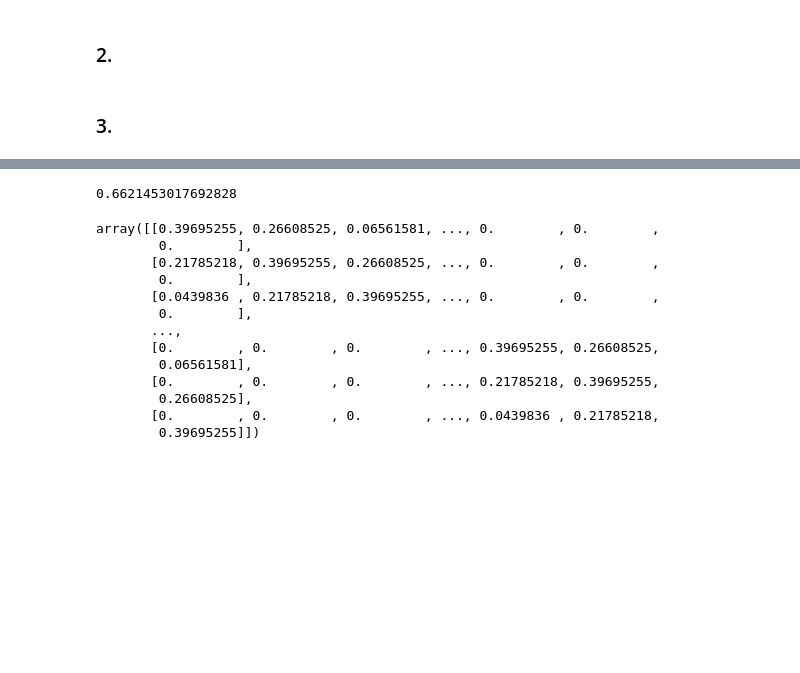
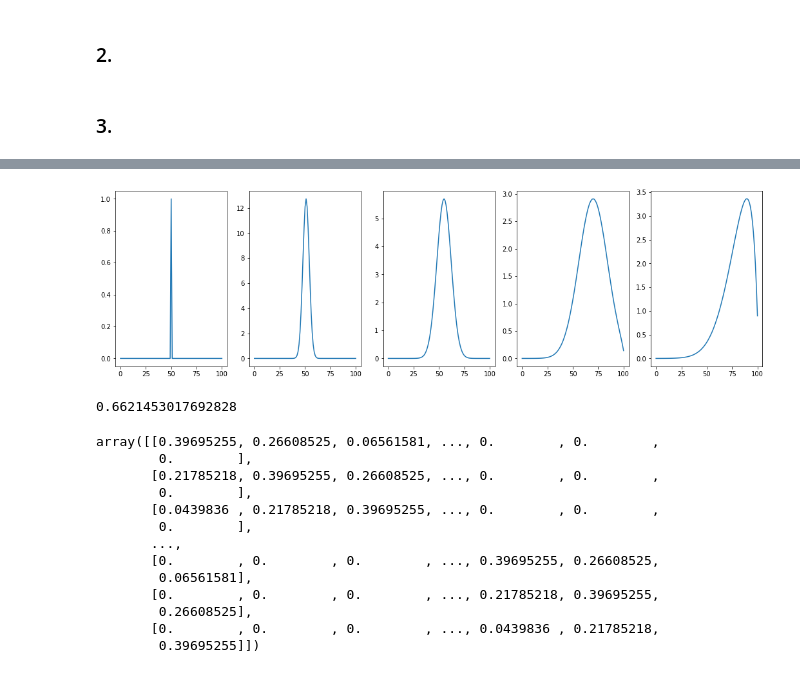
Before and after one commit to DorotheaMueller/mhbf, a Jupyter notebook: ex_7_budding_mueller.ipynb, the cells around one changed output, grey strips where cells are left out. Drawn from its saved outputs; the diff is of its cells as text; code cells hidden in the pictures; blank space fills up the shorter version.

```diff
--- a/ex_7_budding_mueller.ipynb
+++ b/ex_7_budding_mueller.ipynb
@@ -69,3 +71,10 @@ plt.imshow(distr_over_time[:, :500], vmin = 0, vmax = 1)
+# %%
+fig, axs = plt.subplots(1, len(repr_times), figsize = (18, 5))
+
+for i, ax in zip(repr_times, axs.ravel()):
+    ax.plot(distr_over_time[:, i])
+# %% [output]
+[figure, added]
 # %%
 # Check if is probababily.
 np.sum(transition_prob[:, 0])
```
Also changed, not shown: parts of 4 cells of this notebook.
